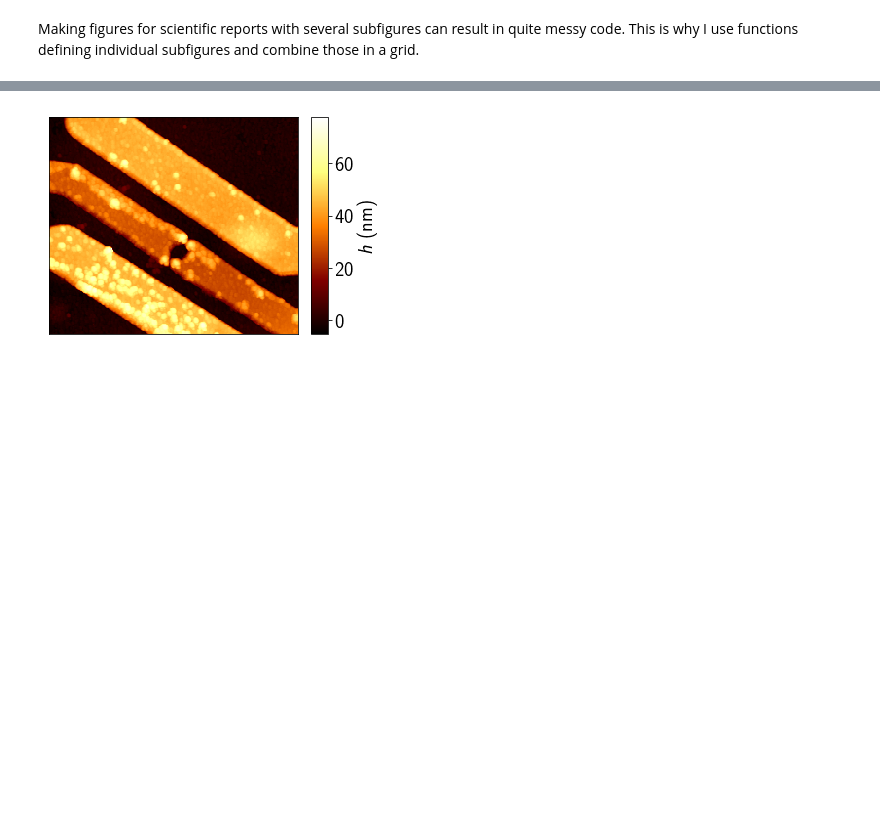
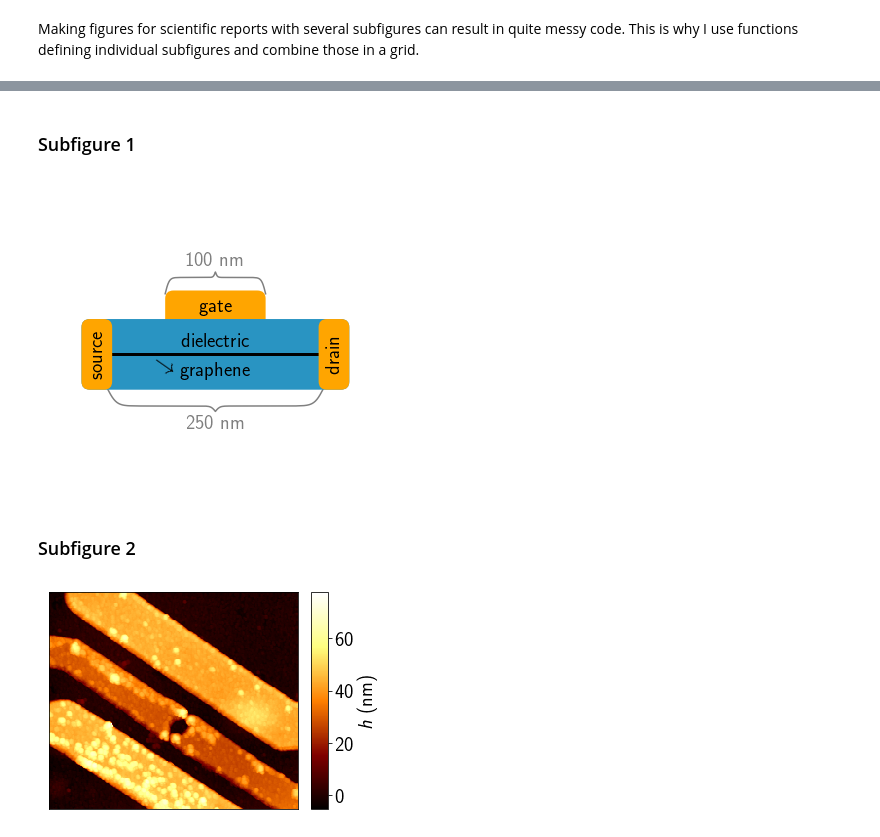
Before and after one commit to HiskeOverweg/plottingRoutine, a Jupyter notebook: figure.ipynb, the cells around one changed output, grey strips where cells are left out. Cells and saved outputs as stored; diff of their text form; code cells hidden in the pictures; blank space fills up the shorter version.

```diff
--- a/figure.ipynb
+++ b/figure.ipynb
@@ -107,3 +42,80 @@ sub1(ax)
+# %% [markdown]
+### Subfigure 1
+# %%
+def sub1(ax):
+    import matplotlib.patches as mpatches
+    plt.xlim([0, 1])
+    plt.ylim([0, 1])
+    x0 = 0.05
+    y0 = 0.3
+    width = 0.9
+    height = 0.2
+    cwidth = 0.05
+    gwidth = 0.3
+    gheight = 0.075
+    patches = []
+    bncolor = (41/255, 148/255, 194/255)
+    pad = 0.03
+    bs = mpatches.BoxStyle("Round", pad=pad)
+    dielectric = mpatches.FancyBboxPatch([x0, y0], width, height, boxstyle=bs,
+                                         fc=bncolor, ec='none', zorder=3)
+    plt.text(x0+0.5*width, y0+0.75*height, 'dielectric',
+             horizontalalignment='center', verticalalignment='center')
+    patches.append(dielectric)
+
+    plt.plot([x0, x0+width], [y0+height*0.5, y0+height*0.5], color='k',
+             linewidth=3, zorder=4)
+    plt.text(x0+0.23*width, y0+0.22*height, r'$\rightarrow$', size=24,
+             rotation=-35)
+    plt.text(x0+0.5*width, y0+0.2*height, 'graphene',
+             horizontalalignment='center', verticalalignment='center')
+    source = mpatches.FancyBboxPatch([x0, y0], cwidth, height, boxstyle=bs,
+                                     fc='orange', ec='none', zorder=5)
+    plt.text(x0+0.5*cwidth, y0+0.5*height, 'source', rotation=90,
+             horizontalalignment='center', verticalalignment='center',
+             zorder=6)
+    patches.append(source)
+    drain = mpatches.FancyBboxPatch([x0+width-cwidth, y0], cwidth, height,
+                                    boxstyle=bs, fc='orange', ec='none',
+                                    zorder=5)
+    plt.text(x0+width-0.5*cwidth, y0+0.5*height, 'drain', rotation=90,
+             horizontalalignment='center', verticalalignment='center',
+             zorder=6)
+    patches.append(drain)
+
+    gate = mpatches.FancyBboxPatch([x0+0.5*(width-gwidth), y0+height+pad],
+                                   gwidth, gheight, boxstyle=bs,
+                                   fc='orange', ec='none', zorder=2)
+    plt.text(x0+0.5*width, y0+height+pad+0.6*gheight, 'gate',
+             horizontalalignment='center', verticalalignment='center')
+    patches.append(gate)
+
+    for p in patches:
+        ax.add_patch(p)
+    plt.axis('off')
+
+    [x, y] = range_brace(x0+0.5*(width-gwidth)-pad, x0+0.5*(width+gwidth)+pad,
+                         height=0.08)
+    plt.plot(x, y+y0+height+1.6*pad+gheight, color='0.5')
+    plt.text(x0+0.5*width, y0+height+1.6*pad+gheight+0.125, '100 nm',
+             horizontalalignment='center', verticalalignment='center',
+             color='0.5')
+    [x, y] = range_brace(x0+cwidth+0.5*pad, x0+width-cwidth-0.5*pad,
+                         height=0.08)
+    plt.plot(x, -y+y0-pad, color='0.5')
+    plt.text(x0+0.5*width, -0.125+y0-pad, '250 nm',
+             horizontalalignment='center', verticalalignment='center',
+             color='0.5')
+
+
+fig = plt.figure()
+fig.set_size_inches(5, 5)
+ax = fig.add_subplot(111)
+sub1(ax)
+# %% [output]
+[figure, added]
+# %% [markdown]
+### Subfigure 2
 # %%
 def sub2(ax):
     import AFM
```
Also changed, not shown: parts of 12 cells of this notebook.
